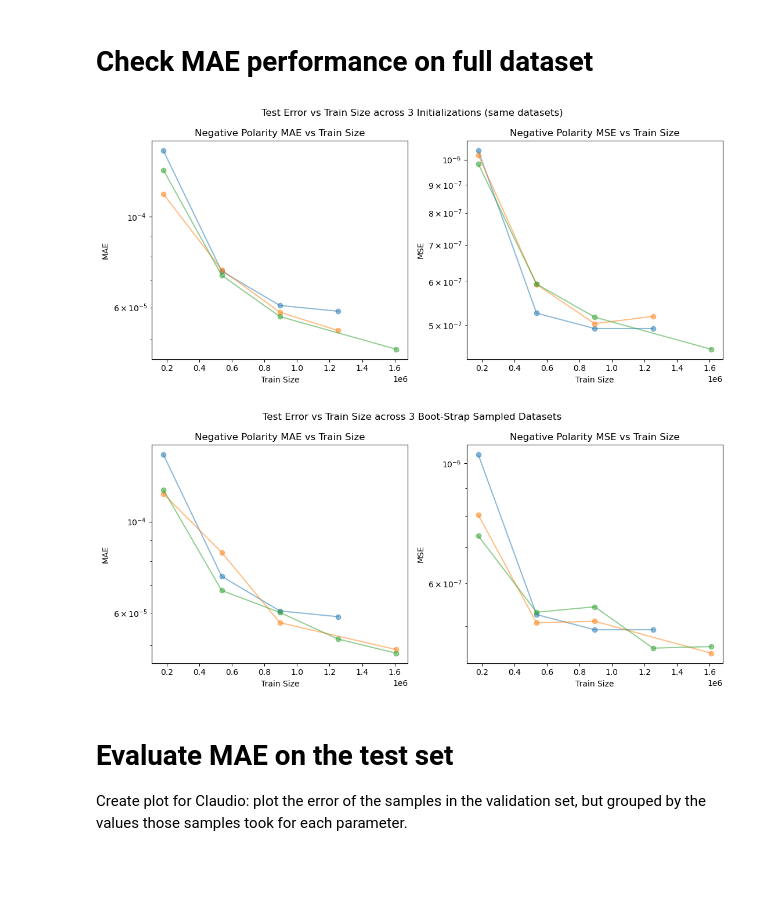
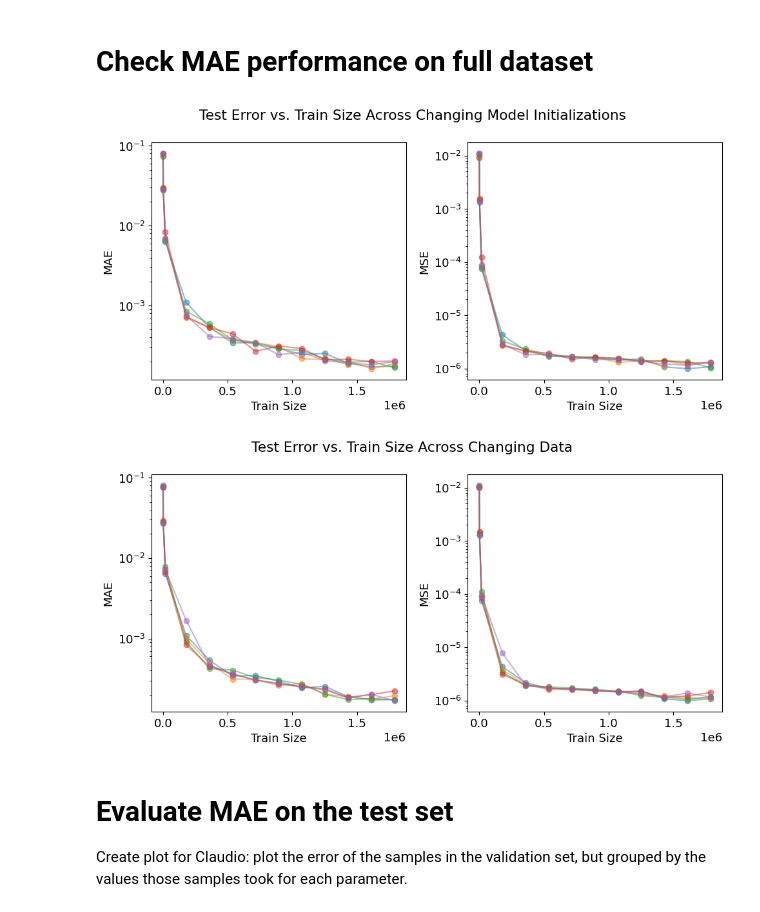
Before and after one commit to hawaii-ai/GalacticCosmicRays, a Jupyter notebook: notebooks/plot/plot_nn_train_size.ipynb, the cells around one changed output. Drawn from its saved outputs; the diff is of its cells as text; code cells hidden in the pictures; blank space fills up the shorter version.

```diff
--- a/notebooks/plot/plot_nn_train_size.ipynb
+++ b/notebooks/plot/plot_nn_train_size.ipynb
@@ -15,5 +15,8 @@ from tensorflow.data import Dataset
 from tensorflow.data.experimental import AUTOTUNE
 import sys
 sys.path.append('../../scripts/')
+sys.path.append('../../scripts/nn_train_size_analysis')
 import utils as utils
 from preprocess import transform_input, untransform_input, RIGIDITY_VALS, INPUTS, NN_SPLIT_SEED
+
+plt.rcParams.update({'font.size': 13})
@@ -28,13 +24,12 @@ To enable the following instructions: AVX2 AVX512F FMA, in other operations, reb
 # Check MAE performance on full dataset
 # %%
 inits = ['init1', 'init2', 'init3', 'init4', 'init5']
-dir = f'../../models/model_size_investigation_optuna_09122025'
-plt.figure(figsize=(11, 5))
-plt.suptitle('Test Error vs Train Size across 3 Initializations (same datasets)')
+dir = f'../../models/model_size_investigation_optuna_10082025_trial5_full'
+plt.figure(figsize=(10, 5))
+plt.suptitle('Test Error vs. Train Size Across Changing Model Initializations')
 
 # Plot test MAE across inits
 plt.subplot(1, 2, 1)
-plt.title('Negative Polarity MAE vs Train Size')
 plt.xlabel('Train Size')
 plt.ylabel('MAE')
 plt.yscale('log')
@@ -43,14 +38,14 @@ plt.yscale('log')
 init1 = np.loadtxt(f'{dir}/data_d1_bootstrap_b1_model_{inits[0]}_neg_mae_mse.csv', delimiter=',')
 init2 = np.loadtxt(f'{dir}/data_d1_bootstrap_b1_model_{inits[1]}_neg_mae_mse.csv', delimiter=',')
 init3 = np.loadtxt(f'{dir}/data_d1_bootstrap_b1_model_{inits[2]}_neg_mae_mse.csv', delimiter=',')
-# init4 = np.loadtxt(f'{dir}/data_d1_bootstrap_b1_model_{inits[3]}_neg_mae_mse.csv', delimiter=',')
-# init5 = np.loadtxt(f'{dir}/data_d1_bootstrap_b1_model_{inits[4]}_neg_mae_mse.csv', delimiter=',')
+init4 = np.loadtxt(f'{dir}/data_d1_bootstrap_b1_model_{inits[3]}_neg_mae_mse.csv', delimiter=',')
+init5 = np.loadtxt(f'{dir}/data_d1_bootstrap_b1_model_{inits[4]}_neg_mae_mse.csv', delimiter=',')
 
 init1 = init1[np.argsort(init1[:, 0])]
 init2 = init2[np.argsort(init2[:, 0])]
 init3 = init3[np.argsort(init3[:, 0])]
-# init4 = init4[np.argsort(init4[:, 0])]
-# init5 = init5[np.argsort(init5[:, 0])]
+init4 = init4[np.argsort(init4[:, 0])]
+init5 = init5[np.argsort(init5[:, 0])]
 
 # For each train size (init1[:, 0]), find the lowest train MAE across all inits
 # train_fractions = init1[:, 0]
@@ -66,49 +61,47 @@ init3 = init3[np.argsort(init3[:, 0])]
 
 # Plot test values for each init
 plt.plot(init1[:, 0] * 1_788_892, init1[:, 3], alpha=0.5, marker='o', c='C0')
 plt.plot(init2[:, 0] * 1_788_892, init2[:, 3], alpha=0.5, marker='o', c='C1')
 plt.plot(init3[:, 0] * 1_788_892, init3[:, 3], alpha=0.5, marker='o', c='C2')
-# plt.plot(init4[:, 0] * 1_788_892, init4[:, 3], alpha=0.5, marker='o', c='C3')
-# plt.plot(init5[:, 0] * 1_788_892, init5[:, 3], alpha=0.5, marker='o', c='C4')
+plt.plot(init4[:, 0] * 1_788_892, init4[:, 3], alpha=0.5, marker='o', c='C3')
+plt.plot(init5[:, 0] * 1_788_892, init5[:, 3], alpha=0.5, marker='o', c='C4')
 # plt.scatter(train_sizes, min_train_vals, alpha=0.8, c='k', marker='x')
 
 # Plot test MSE across inits
 plt.subplot(1, 2, 2)
-plt.title('Negative Polarity MSE vs Train Size')
 plt.xlabel('Train Size')
 plt.ylabel('MSE')
 plt.yscale('log')
 
 # For each train size (init1[:, 0]), find the lowest train MAE across all inits
 # min_train_vals = []
 # for init in inits:
 #     curr_init = np.loadtxt(f'{dir}/data_d1_bootstrap_b1_model_{init}_neg_mae_mse.csv', delimiter=',')
 #     for train_fraction in train_fractions:
 #         curr_init_curr_fraction = curr_init[curr_init[:, 0] == train_fraction]
 #         min_train_curr_fraction = np.min(curr_init_curr_fraction[:, 2])
 #         min_train_vals.append(min_train_curr_fraction)
 
 # Plot test values for each init
 plt.plot(init1[:, 0] * 1_788_892, init1[:, 4], alpha=0.5, marker='o', c='C0')
 plt.plot(init2[:, 0] * 1_788_892, init2[:, 4], alpha=0.5, marker='o', c='C1')
 plt.plot(init3[:, 0] * 1_788_892, init3[:, 4], alpha=0.5, marker='o', c='C2')
-# plt.plot(init4[:, 0] * 1_788_892, init4[:, 4], alpha=0.5, marker='o', c='C3')
-# plt.plot(init5[:, 0] * 1_788_892, init5[:, 4], alpha=0.5, marker='o', c='C4')
+plt.plot(init4[:, 0] * 1_788_892, init4[:, 4], alpha=0.5, marker='o', c='C3')
+plt.plot(init5[:, 0] * 1_788_892, init5[:, 4], alpha=0.5, marker='o', c='C4')
 # plt.scatter(train_sizes, min_train_vals, alpha=0.8, c='k', marker='x')
 plt.tight_layout()
-plt.savefig(f'{dir}/test_error_vs_train_size_inits.png', dpi=300)
+plt.savefig(f'{dir}/test_error_vs_train_size_inits.pdf')
 plt.show()
 # %% [output]
-[figure, old version]
+[figure, new version]
 # %%
 datas = ['d1', 'd2', 'd3', 'd4', 'd5']
-dir = f'../../models/model_size_investigation_optuna_09122025'
-plt.figure(figsize=(11, 5))
-plt.suptitle('Test Error vs Train Size across 3 Boot-Strap Sampled Datasets')
+dir = f'../../models/model_size_investigation_optuna_10082025_trial5_full'
+plt.figure(figsize=(10, 5))
+plt.suptitle('Test Error vs. Train Size Across Changing Data')
 
 # Plot test MAE across datas
 plt.subplot(1, 2, 1)
-plt.title('Negative Polarity MAE vs Train Size')
 plt.xlabel('Train Size')
 plt.ylabel('MAE')
 plt.yscale('log')
@@ -117,14 +110,14 @@ plt.yscale('log')
 d1 = np.loadtxt(f'{dir}/data_{datas[0]}_bootstrap_b1_model_init1_neg_mae_mse.csv', delimiter=',')
 d2 = np.loadtxt(f'{dir}/data_{datas[1]}_bootstrap_b1_model_init1_neg_mae_mse.csv', delimiter=',')
 d3 = np.loadtxt(f'{dir}/data_{datas[2]}_bootstrap_b1_model_init1_neg_mae_mse.csv', delimiter=',')
-# d4 = np.loadtxt(f'{dir}/data_{datas[3]}_bootstrap_b1_model_init1_neg_mae_mse.csv', delimiter=',')
-# d5 = np.loadtxt(f'{dir}/data_{datas[4]}_bootstrap_b1_model_init1_neg_mae_mse.csv', delimiter=',')
+d4 = np.loadtxt(f'{dir}/data_{datas[3]}_bootstrap_b1_model_init1_neg_mae_mse.csv', delimiter=',')
+d5 = np.loadtxt(f'{dir}/data_{datas[4]}_bootstrap_b1_model_init1_neg_mae_mse.csv', delimiter=',')
 
 d1 = d1[np.argsort(d1[:, 0])]
 d2 = d2[np.argsort(d2[:, 0])]
 d3 = d3[np.argsort(d3[:, 0])]
-# d4 = d4[np.argsort(d4[:, 0])]
-# d5 = d5[np.argsort(d5[:, 0])]
+d4 = d4[np.argsort(d4[:, 0])]
+d5 = d5[np.argsort(d5[:, 0])]
 
 # For each train size (data1[:, 0]), find the lowest train MAE across all datas
 # train_fractions = d1[:, 0]
@@ -141,13 +134,12 @@ d3 = d3[np.argsort(d3[:, 0])]
 plt.plot(d1[:, 0] * 1_788_892, d1[:, 3], alpha=0.5, marker='o', c='C0')
 plt.plot(d2[:, 0] * 1_788_892, d2[:, 3], alpha=0.5, marker='o', c='C1')
 plt.plot(d3[:, 0] * 1_788_892, d3[:, 3], alpha=0.5, marker='o', c='C2')
-# plt.plot(d4[:, 0] * 1_788_892, d4[:, 3], alpha=0.5, marker='o', c='C3')
-# plt.plot(d5[:, 0] * 1_788_892, d5[:, 3], alpha=0.5, marker='o', c='C4')
+plt.plot(d4[:, 0] * 1_788_892, d4[:, 3], alpha=0.5, marker='o', c='C3')
+plt.plot(d5[:, 0] * 1_788_892, d5[:, 3], alpha=0.5, marker='o', c='C4')
 # plt.scatter(train_sizes, min_train_vals, alpha=0.8, c='k', marker='x')
 
 # Plot test MSE across datas
 plt.subplot(1, 2, 2)
-plt.title('Negative Polarity MSE vs Train Size')
 plt.xlabel('Train Size')
 plt.ylabel('MSE')
 plt.yscale('log')
@@ -167,15 +159,15 @@ plt.yscale('log')
 plt.plot(d1[:, 0] * 1_788_892, d1[:, 4], alpha=0.5, marker='o', c='C0')
 plt.plot(d2[:, 0] * 1_788_892, d2[:, 4], alpha=0.5, marker='o', c='C1')
 plt.plot(d3[:, 0] * 1_788_892, d3[:, 4], alpha=0.5, marker='o', c='C2')
-# plt.plot(d4[:, 0] * 1_788_892, d4[:, 4], alpha=0.5, marker='o', c='C3')
-# plt.plot(d5[:, 0] * 1_788_892, d5[:, 4], alpha=0.5, marker='o', c='C4')
+plt.plot(d4[:, 0] * 1_788_892, d4[:, 4], alpha=0.5, marker='o', c='C3')
+plt.plot(d5[:, 0] * 1_788_892, d5[:, 4], alpha=0.5, marker='o', c='C4')
 # plt.scatter(train_sizes, min_train_vals, alpha=0.8, c='k', marker='x')
 
 plt.tight_layout()
-plt.savefig(f'{dir}/test_error_vs_train_size_datas.png', dpi=300)
+plt.savefig(f'{dir}/test_error_vs_train_size_datas.pdf')
 plt.show()
 # %% [output]
-[figure, old version]
+[figure, new version]
 # %% [markdown]
 # Evaluate MAE on the test set
 Create plot for Claudio: plot the error of the samples in the validation set, but grouped by the values those samples took for each parameter.
```
Also changed, not shown: parts of 1 cell of this notebook, 6 other files.
